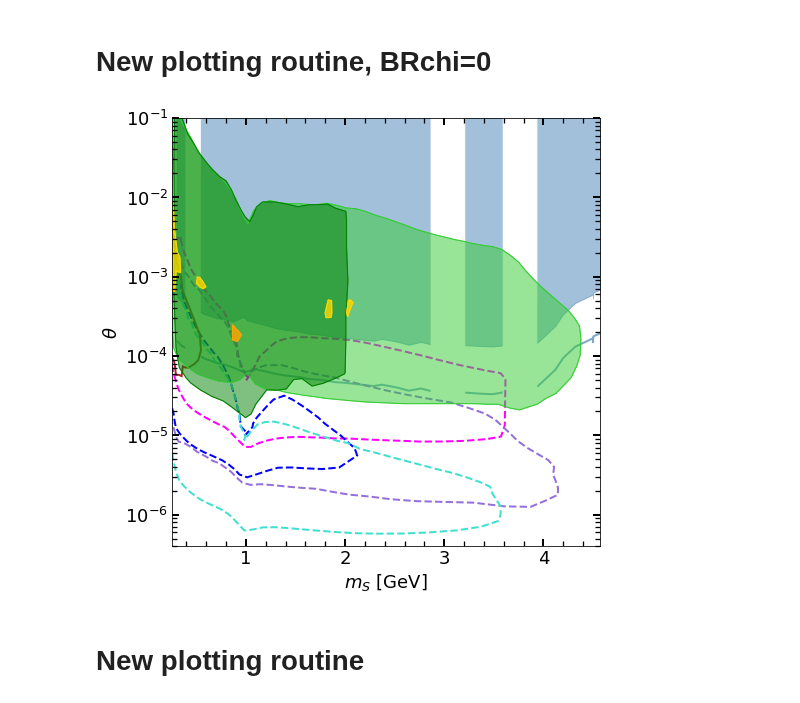
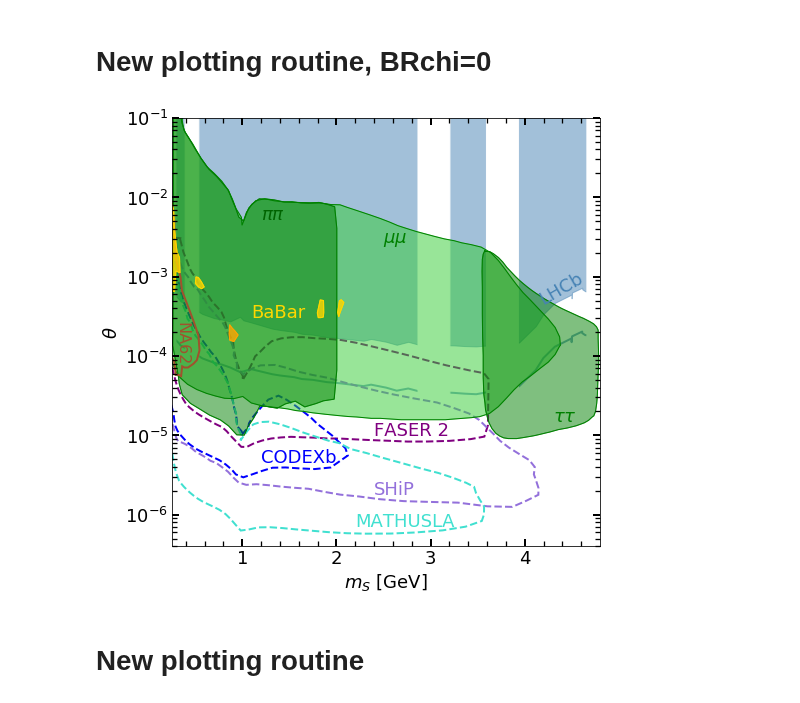
Before and after one commit to anasthesia/B-K, a Jupyter notebook: Combined_bounds.ipynb, the cells around one changed output. Cells and saved outputs as stored; diff of their text form; code cells hidden in the pictures.

Commit message:
pretty plots

```diff
--- a/Combined_bounds.ipynb
+++ b/Combined_bounds.ipynb
@@ -20,7 +20,7 @@ font = {
 mlib.rc('font', **font)
 # %%
 # general plotting function
-def plotGen(inputfile, lineScatterFillORPolygon, color, linewidthORmarkersize,*args):
+def plotGen(inputfile, lineScatterFillORPolygon, color, linewidthORmarkersize,*args,**kwargs):
 
     if not args:
         line='-'
@@ -35,7 +35,7 @@ def plotGen(inputfile, lineScatterFillORPolygon, color, linewidthORmarkersize,*a
     if (lineScatterFillORPolygon=="oppacpolygon"):
         ax.fill(data[:,0],data[:,1], facecolor=color, alpha=0.5, edgecolor=color,linewidth=linewidthORmarkersize)
     if (lineScatterFillORPolygon=="nonfilledpolygon"):
-        ax.fill(data[:,0],data[:,1], facecolor="none", edgecolor=color,linewidth=linewidthORmarkersize, linestyle=line)
+        ax.fill(data[:,0],data[:,1], facecolor="none", edgecolor=color,linewidth=linewidthORmarkersize, linestyle=line,**kwargs)
     else:
         data=data[np.argsort(data[:, 0])]
 
@@ -224,7 +222,7 @@ ax.set_position([0.1,0.1,0.85,0.85])
 
 babarFolder="results/BaBar/"
 #belleIIFoder="results/BelleII/"
-belleIIFoder="results/BelleII/"
+belleIIFoder="results/BelleII_new/"
 
 LHCBcolor="steelblue"
 Belle2color_mu="limegreen"
@@ -254,7 +252,7 @@ plotWhiteRegions(10**(0))
 patchLHCB = mpatches.Patch(color=LHCBcolor, label='LHCb')
 
 #FASER2 plots
-plotGen("FASER2.dat","nonfilledpolygon", "magenta",2,"dashed")
+plotGen("FASER2.dat","nonfilledpolygon", "purple",2,"dashed")
 #CODEXb plots
 plotGen("CODEXb.dat","nonfilledpolygon", "b",2,"dashed")
 #SHIP plots
@@ -262,18 +260,20 @@ plotGen("SHIP.dat","nonfilledpolygon", "mediumpurple",2,"dashed")
 #MATHUSLA plots
 plotGen("MATHUSLA.dat","nonfilledpolygon", "turquoise",2,"dashed")
 
-#NA62 plots
-plotGen("NA62_Winkler.dat","nonfilledpolygon", "brown",2)
 
 
 #BelleII plots
-plotGen(belleIIFoder+"0-3events_Belle_leptons_BBstar_BR0-manual.dat","oppacpolygon", Belle2color_mu,1)
+plotGen(belleIIFoder+"BelleII_exclusive_SPVA_muons.dat","oppacpolygon", Belle2color_mu,1)
+plotGen(belleIIFoder+"BelleII_exclusive_SPVA_taus.dat","oppacpolygon", Belle2color_pi,1,zorder=3)
+plotGen(belleIIFoder+"BelleII_exclusive_SPVA_pions.dat","oppacpolygon", Belle2color_pi,1)
 
-plotGen(belleIIFoder+"0-3events_Belle_pions_BBstar_BR0-manual.dat","oppacpolygon", Belle2color_pi,1)
+plotGen(belleIIFoder+"BelleII_exclusive_SPVA_muons.dat","nonfilledpolygon", Belle2color_pi,1)
+plotGen(belleIIFoder+"BelleII_exclusive_SPVA_taus.dat","nonfilledpolygon", Belle2color_pi,1)
+plotGen(belleIIFoder+"BelleII_exclusive_SPVA_pions.dat","nonfilledpolygon", Belle2color_pi,1)
 
-plotGen(belleIIFoder+"0-3events_Belle_leptons_BBstar_BR0-manual.dat","nonfilledpolygon", Belle2color_mu,1)
-plotGen(belleIIFoder+"0-3events_Belle_pions_BBstar_BR0-manual.dat","nonfilledpolygon", Belle2color_pi,1)
-
+#NA62 plots
+plotGen("NA62_Winkler.dat","nonfilledpolygon", "sienna",2)
+plt.text(0.28, 0.85E-4, 'NA62',rotation=-90,c="sienna",fontsize=16)
 
 '''
 #Belle plots
@@ -301,37 +301,48 @@ plotGen("results/BBN_bounds.dat","line", "magenta",1)
 
 
 #plt.title(''.format(i))
 ax.set_xlabel('$m_S$ [GeV]')
 ax.set_ylabel('$\\theta$')
 
 #ax.set_xscale("log")
 ax.set_yscale("log")
 
 
 #patchBaBarmu = mpatches.Patch(color=mucolor, label='BaBar $\\mu \\mu$')
 #patchBaBarpi = mpatches.Patch(color=picolor, label='BaBar $\\pi \\pi$')
 
 '''
 Legend=plt.legend(handles=[patchLHCB,patchBaBarmu, patchBaBarpi, patchBelleII],loc='lower left',\
            bbox_to_anchor=(0.65, 0.71, 0.5, 2))
 plt.gca().add_artist(Legend)
 '''
 
 
 #ax.legend(handles=[patch0,patch1,patch2,patch3,patch4],loc='lower left',\
 #           bbox_to_anchor=(1, 0.3, 0.5, 1),title="LHCB BR(dark)=")
-xticks=np.arange(0.2,4.7,0.2)
-fifthticks=np.arange(0.2,4.7,0.5)
+xticks=np.arange(0.2,4.8,0.2)
+fifthticks=np.arange(0.2,4.8,0.5)
 ax.set_xticks(xticks, minor="True")
 ax.tick_params(axis='both',which='major',direction='in',length=7,width=2,right="True", top="True")
 ax.tick_params(axis='both',which='minor',direction='in',length=5,width=1.3, right="True", top="True")
 
-ax.set_xlim( (0.25, 4.57))
+ax.set_xlim( (0.25, 4.8))
 ax.set_ylim((4*10**(-7),1*10**(-1)))
 
+plt.text(2.2, 7E-7, 'MATHUSLA',rotation=0,c="turquoise")
+plt.text(2.4, 1.8E-6, 'SHiP',rotation=0,c="mediumpurple")
+plt.text(1.2, 4.5E-6, 'CODEXb',rotation=0,c="b")
+plt.text(2.4, 1E-5, 'FASER 2',rotation=0,c="purple")
+plt.text(4.12, 4.5E-4, 'LHCb',rotation=30,c=LHCBcolor)
+#plt.text(2.2, 4.7E-5, 'HL LHCb',rotation=0,c=LHCBcolor)
+plt.text(2.5, 2.7E-3, '$\mu \mu$',rotation=0,c=Belle2color_pi)
+plt.text(4.3, 1.5E-5, '$\\tau \\tau$',rotation=0,c=Belle2color_pi)
+plt.text(1.2, 5.2E-3, '$\pi \pi$',rotation=0,c="darkgreen")
+plt.text(1.1, 3E-4, 'BaBar',rotation=0,c=Babarcolor_mu)
+
 fig.savefig('./results/m-alpha_combined_BR0_nonlog-3events.png')
 # %% [output]
-[figure, old version]
+[figure, new version]
 # %% [markdown]
 # New plotting routine
 # %%
```
Also changed, not shown: parts of 1 cell of this notebook, 1 other file.
